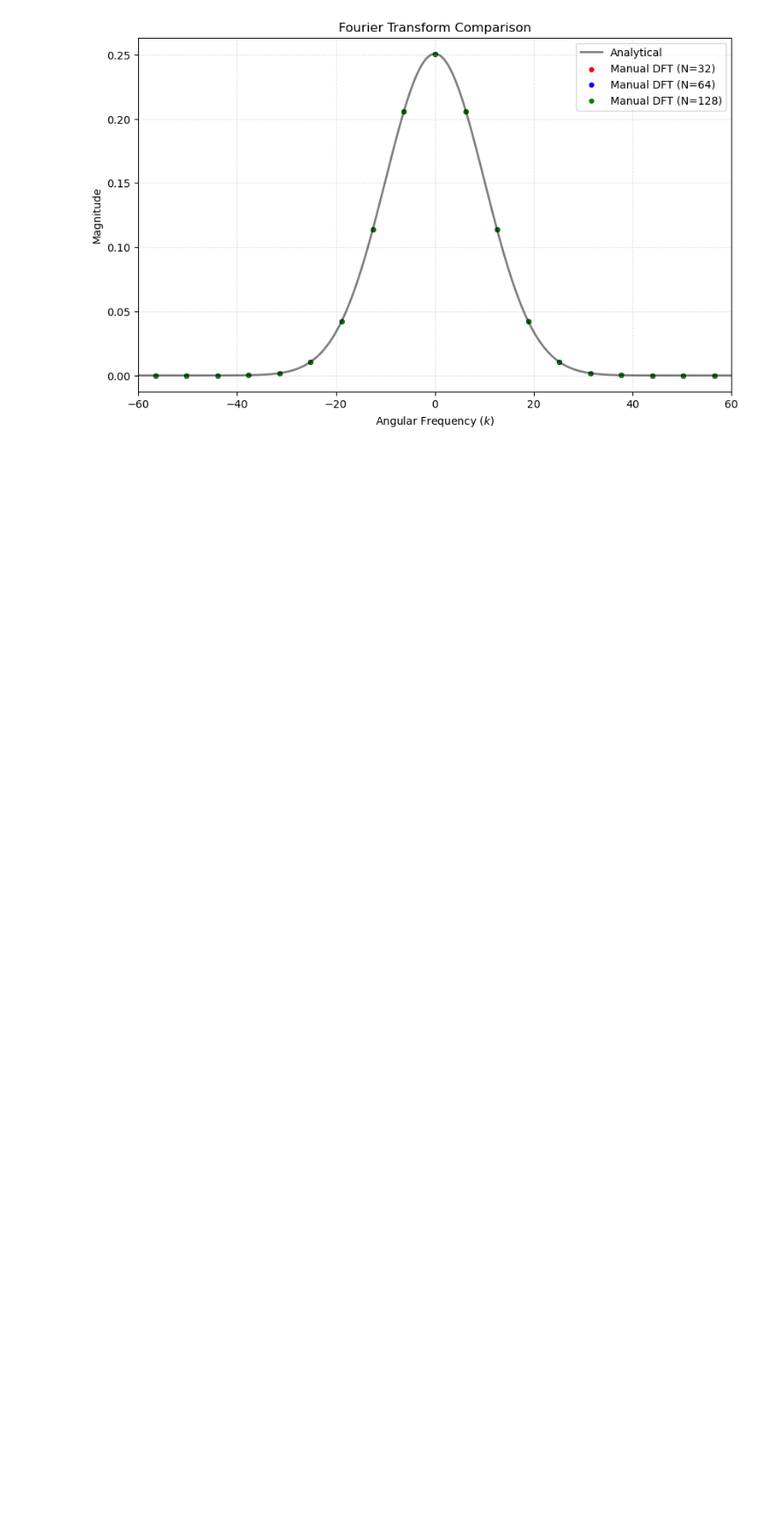
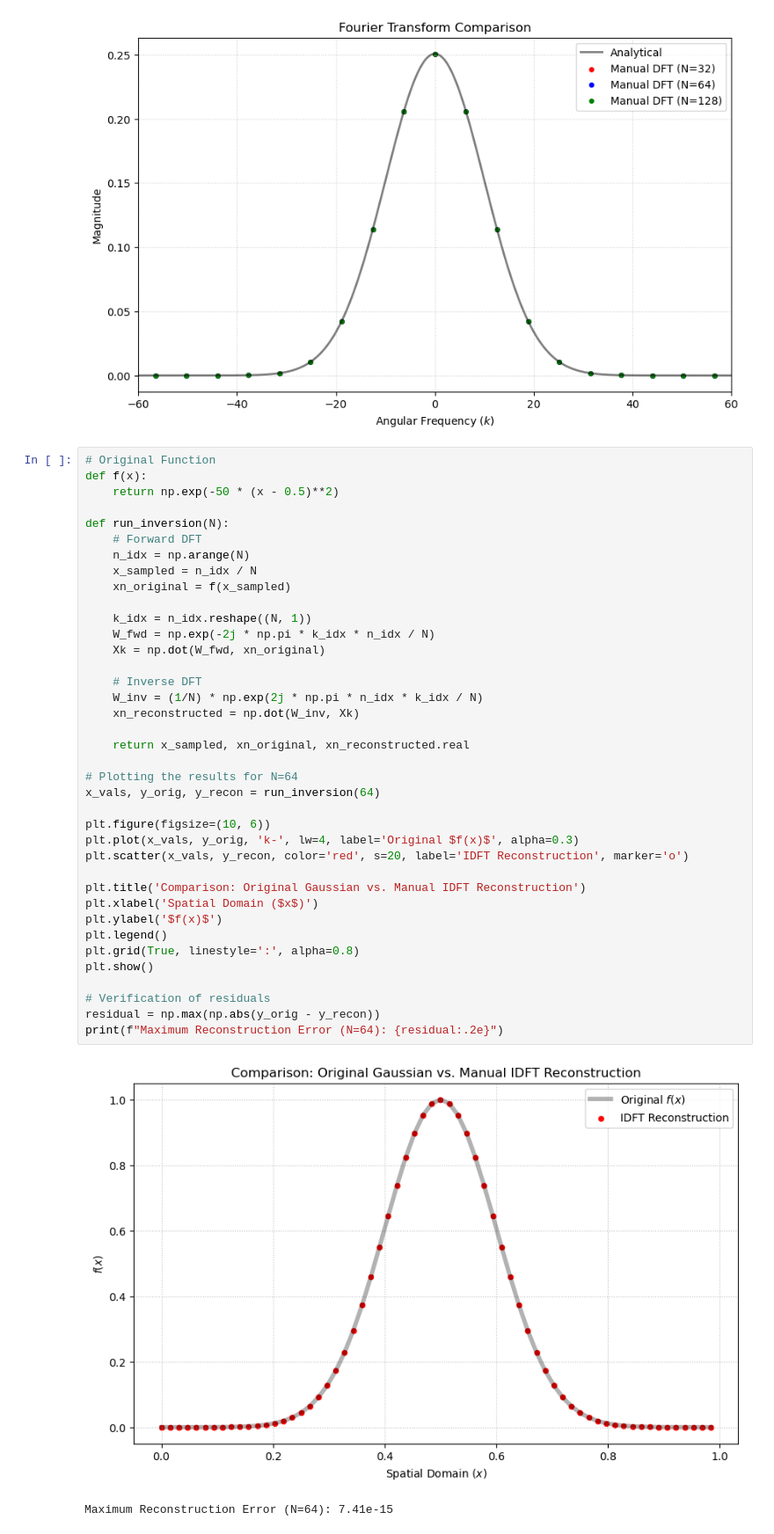
Before and after one commit to punyapaudel/hw5, a Jupyter notebook: 1b.ipynb, the cells around one changed output. Shown at 88% size. Drawn from its saved outputs; the diff is of its cells as text; blank space fills up the shorter version.

Commit message:
IDFT and Compare

```diff
--- a/1b.ipynb
+++ b/1b.ipynb
@@ -87,3 +87,44 @@ plt.grid(True, linestyle=':', alpha=0.6)
 plt.show()
 # %% [output]
 [figure]
+# %%
+# Original Function
+def f(x):
+    return np.exp(-50 * (x - 0.5)**2)
+
+def run_inversion(N):
+    # Forward DFT
+    n_idx = np.arange(N)
+    x_sampled = n_idx / N
+    xn_original = f(x_sampled)
+
+    k_idx = n_idx.reshape((N, 1))
+    W_fwd = np.exp(-2j * np.pi * k_idx * n_idx / N)
+    Xk = np.dot(W_fwd, xn_original)
+
+    # Inverse DFT
+    W_inv = (1/N) * np.exp(2j * np.pi * n_idx * k_idx / N)
+    xn_reconstructed = np.dot(W_inv, Xk)
+
+    return x_sampled, xn_original, xn_reconstructed.real
+
+# Plotting the results for N=64
+x_vals, y_orig, y_recon = run_inversion(64)
+
+plt.figure(figsize=(10, 6))
+plt.plot(x_vals, y_orig, 'k-', lw=4, label='Original $f(x)$', alpha=0.3)
+plt.scatter(x_vals, y_recon, color='red', s=20, label='IDFT Reconstruction', marker='o')
+
+plt.title('Comparison: Original Gaussian vs. Manual IDFT Reconstruction')
+plt.xlabel('Spatial Domain ($x$)')
+plt.ylabel('$f(x)$')
+plt.legend()
+plt.grid(True, linestyle=':', alpha=0.8)
+plt.show()
+
+# Verification of residuals
+residual = np.max(np.abs(y_orig - y_recon))
+print(f"Maximum Reconstruction Error (N=64): {residual:.2e}")
+# %% [output]
+[figure, added]
+Maximum Reconstruction Error (N=64): 7.41e-15
```
